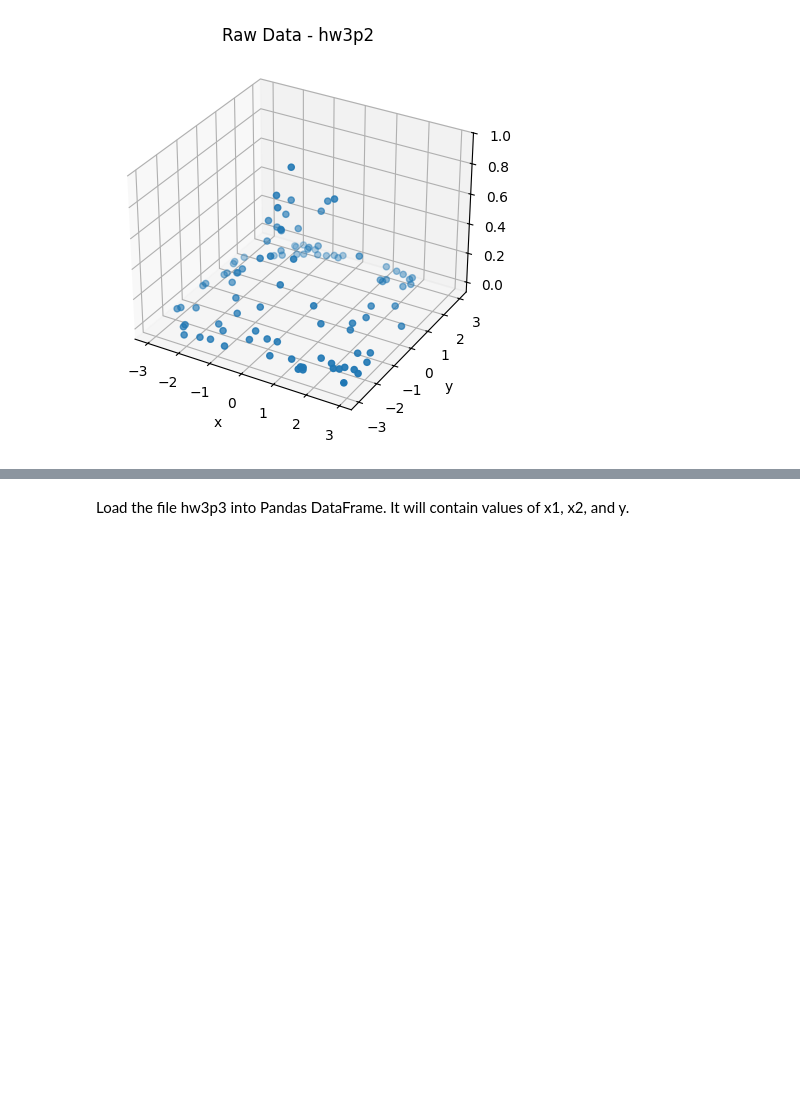
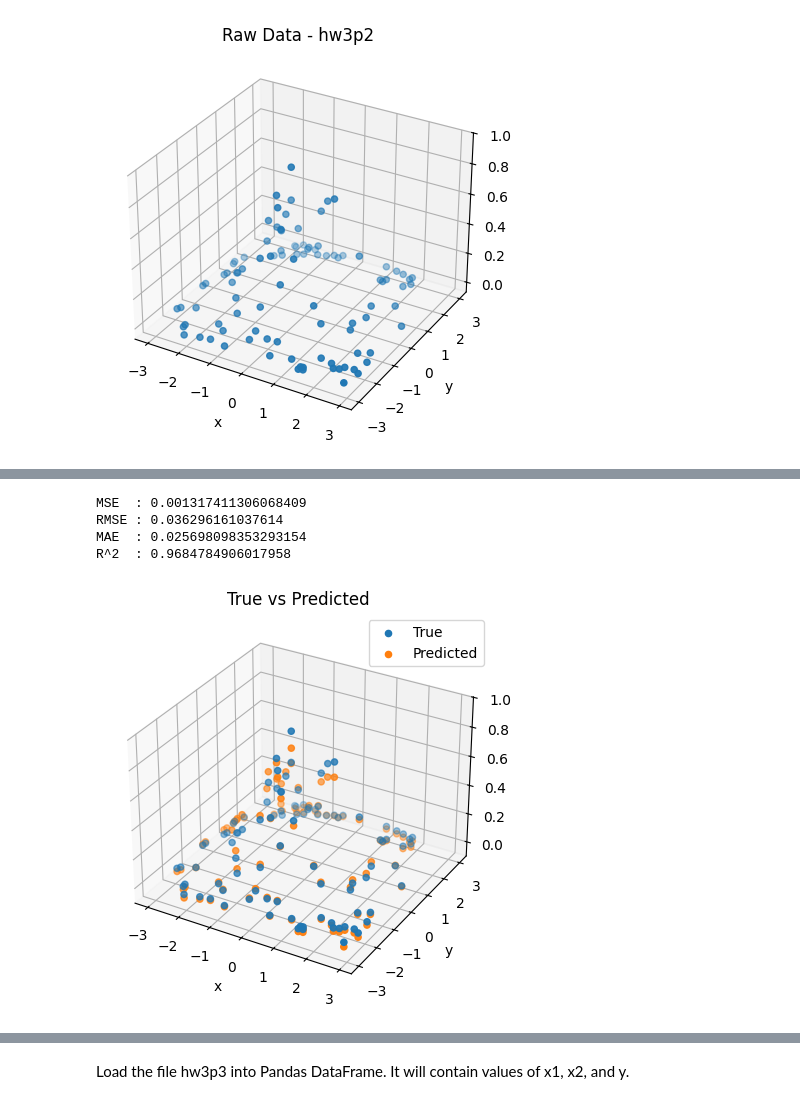
Before and after one commit to mushrafi88/MSE_510, a Jupyter notebook: Homework_4.ipynb, the cells around one changed output, grey strips where cells are left out. Drawn from its saved outputs; the diff is of its cells as text; code cells hidden in the pictures; blank space fills up the shorter version.

```diff
--- a/Homework_4.ipynb
+++ b/Homework_4.ipynb
@@ -566,0 +656,38 @@ print(model.get_best())
+# %%
+from sklearn.metrics import mean_squared_error, mean_absolute_error, r2_score
+
+def predict_original(X_original):
+    X_scaled = scaler_X.transform(X_original)
+    z_scaled_pred = model.predict(X_scaled)
+    z_pred = scaler_z.inverse_transform(z_scaled_pred.reshape(-1,1)).flatten()
+    return z_pred
+
+z_pred = predict_original(X)
+
+mse = mean_squared_error(z, z_pred)
+rmse = np.sqrt(mse)
+mae = mean_absolute_error(z, z_pred)
+r2 = r2_score(z, z_pred)
+
+print(f"MSE  : {mse}")
+print(f"RMSE : {rmse}")
+print(f"MAE  : {mae}")
+print(f"R^2  : {r2}")
+# %% [output]
+MSE  : 0.001317411306068409
+RMSE : 0.036296161037614
+MAE  : 0.025698098353293154
+R^2  : 0.9684784906017958
+# %%
+fig = plt.figure(figsize=(6,5))
+ax = fig.add_subplot(111, projection='3d')
+ax.scatter(df2['x'], df2['y'], z, label="True")
+ax.scatter(df2['x'], df2['y'], z_pred, label="Predicted")
+ax.set_xlabel('x')
+ax.set_ylabel('y')
+ax.set_zlabel('z')
+ax.set_title("True vs Predicted")
+plt.legend()
+plt.show()
+# %% [output]
+[figure, added]
```
Also changed, not shown: parts of 32 cells of this notebook.
